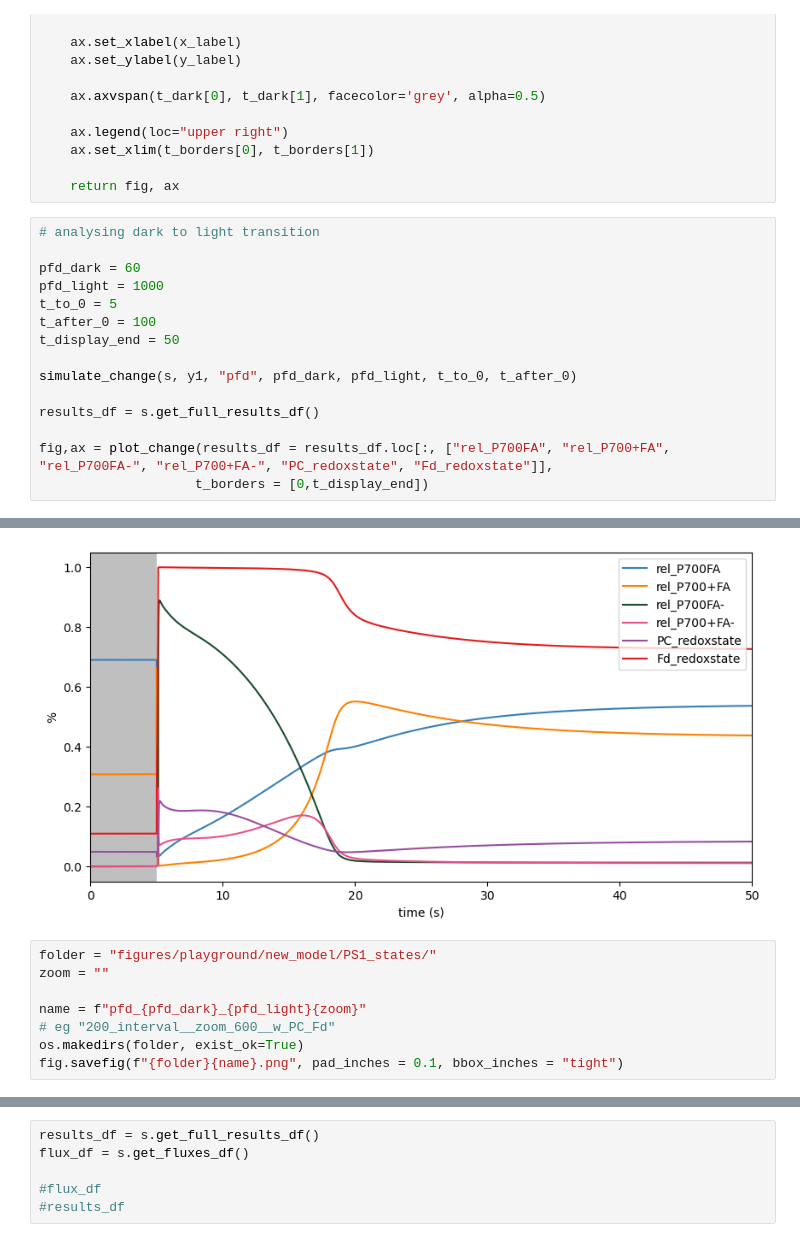
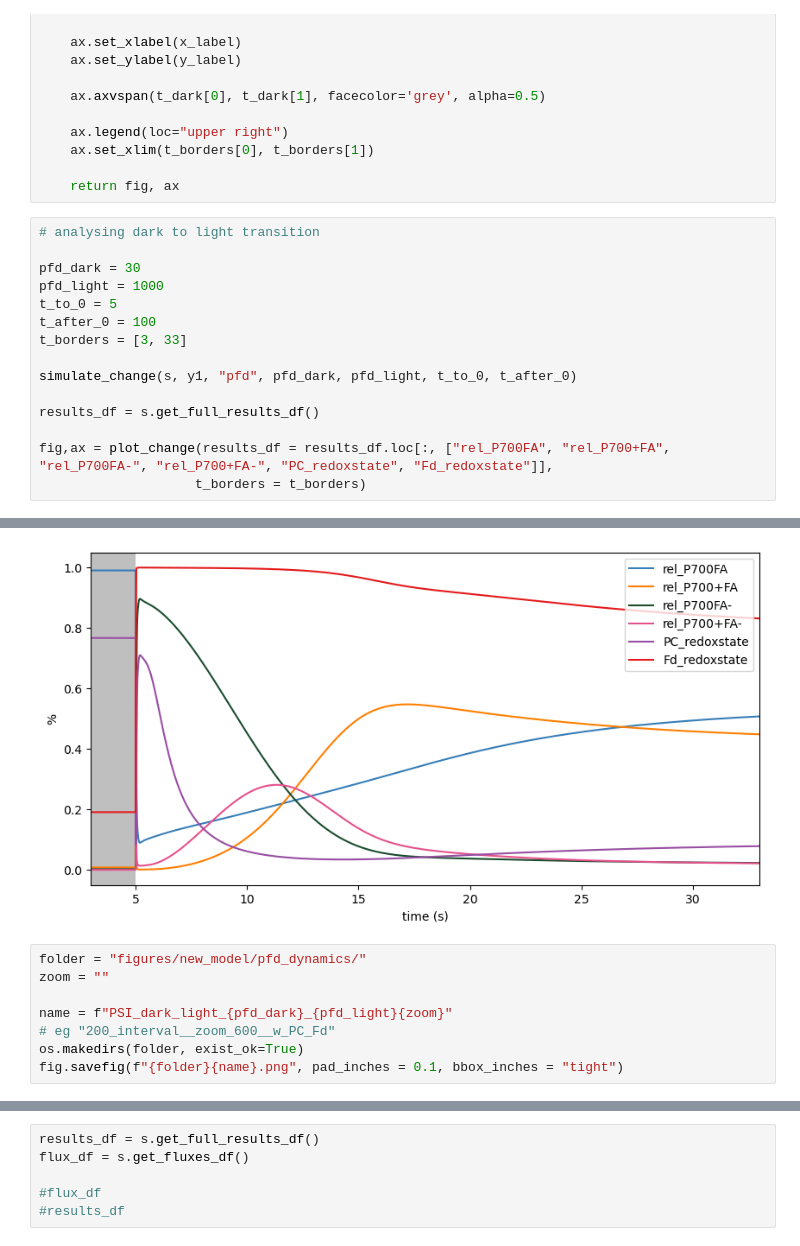
Before and after one commit to A-Potthoff/QTB_modeling, a Jupyter notebook: analyses/investigate_PS1_behaviour.ipynb, the cells around one changed output, grey strips where cells are left out. Drawn from its saved outputs; the diff is of its cells as text.

Commit message:
Excec: dynamic plots remade

```diff
--- a/analyses/investigate_PS1_behaviour.ipynb
+++ b/analyses/investigate_PS1_behaviour.ipynb
@@ -102,16 +111,16 @@ def plot_change(results_df, t_borders = (0, 75), x_label = "time (s)", y_label =
 # %%
 # analysing dark to light transition
 
-pfd_dark = 60
+pfd_dark = 30
 pfd_light = 1000
 t_to_0 = 5
 t_after_0 = 100
-t_display_end = 50
+t_borders = [3, 33]
 
 simulate_change(s, y1, "pfd", pfd_dark, pfd_light, t_to_0, t_after_0)
 
 results_df = s.get_full_results_df()
 
 fig,ax = plot_change(results_df = results_df.loc[:, ["rel_P700FA", "rel_P700+FA", "rel_P700FA-", "rel_P700+FA-", "PC_redoxstate", "Fd_redoxstate"]],
-                    t_borders = [0,t_display_end])
+                    t_borders = t_borders)
 # %% [output]
@@ -119,9 +127,9 @@ DeprecationWarning: Conversion of an array with ndim > 0 to a scalar is deprecat
-[figure, old version]
+[figure, new version]
 # %%
-folder = "figures/playground/new_model/PS1_states/"
+folder = "figures/new_model/pfd_dynamics/"
 zoom = ""
 
-name = f"pfd_{pfd_dark}_{pfd_light}{zoom}"
+name = f"PSI_dark_light_{pfd_dark}_{pfd_light}{zoom}"
 # eg "200_interval__zoom_600__w_PC_Fd"
 os.makedirs(folder, exist_ok=True)
 fig.savefig(f"{folder}{name}.png", pad_inches = 0.1, bbox_inches = "tight")
```
Also changed, not shown: parts of 6 cells of this notebook, 10 other files.
